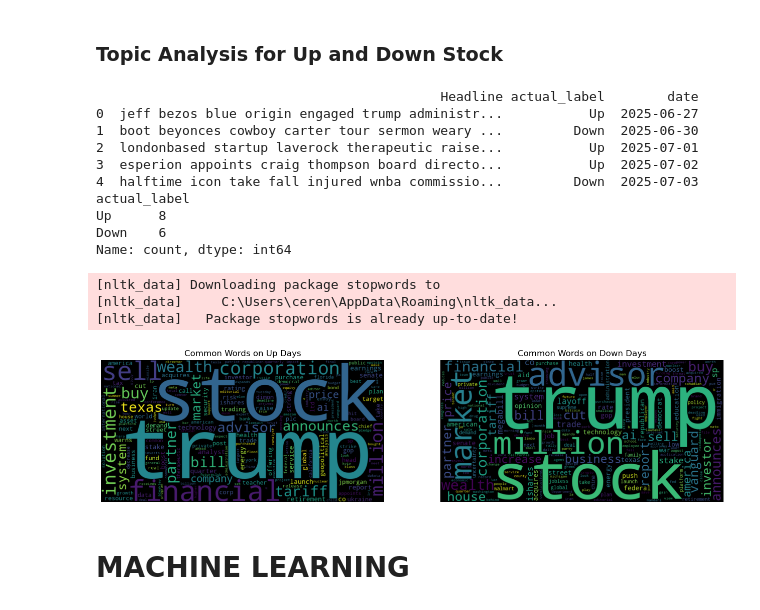
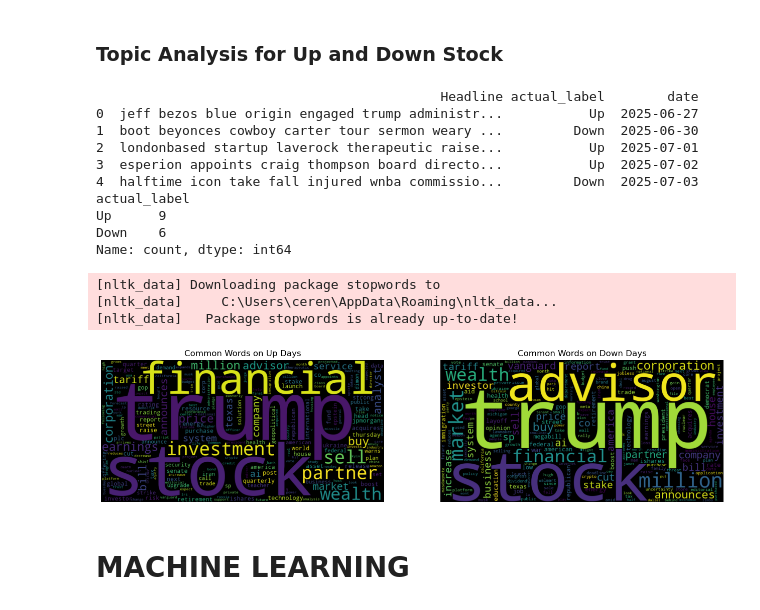
Before and after one commit to crndogan/stock-news-prediction, a Jupyter notebook: notebooks/Master_Data_Modeling.ipynb, the cells around one changed output. Drawn from its saved outputs; the diff is of its cells as text; code cells hidden in the pictures.

```diff
--- a/notebooks/Master_Data_Modeling.ipynb
+++ b/notebooks/Master_Data_Modeling.ipynb
@@ -530,8 +530,8 @@ import nltk
 from nltk.corpus import stopwords
 
 # 1) Load
-topic_df      = pd.read_csv("topic_modeling_BI.csv")
-prediction_df = pd.read_csv("BI_prediction_results.csv")
+topic_df      = pd.read_csv("topic_modeling.csv")
+prediction_df = pd.read_csv("prediction_results.csv")
 
 # 2) Merge on date
 merged_df = pd.merge(topic_df, prediction_df, how="inner", on="date")
@@ -570,34 +570,34 @@ plt.subplot(1,2,1)
 plt.imshow(up_wc,   interpolation='bilinear'); plt.axis('off')
 plt.title("Common Words on Up Days")
 
 plt.subplot(1,2,2)
 plt.imshow(down_wc, interpolation='bilinear'); plt.axis('off')
 plt.title("Common Words on Down Days")
 
 plt.show()
 
 # 10) Export frequencies for Tableau
 up_df          = pd.DataFrame(filtered_up.items(),   columns=['word','count'])
 up_df['label'] = 'Up'
 down_df        = pd.DataFrame(filtered_down.items(), columns=['word','count'])
 down_df['label'] = 'Down'
 
 word_freq_df = pd.concat([up_df, down_df], ignore_index=True)
 word_freq_df.to_csv("topic_up_down.csv", index=False)
 # %% [output]
                                             Headline actual_label        date
 0  jeff bezos blue origin engaged trump administr...           Up  2025-06-27
 1  boot beyonces cowboy carter tour sermon weary ...         Down  2025-06-30
 2  londonbased startup laverock therapeutic raise...           Up  2025-07-01
 3  esperion appoints craig thompson board directo...           Up  2025-07-02
 4  halftime icon take fall injured wnba commissio...         Down  2025-07-03
 actual_label
-Up      8
+Up      9
 Down    6
 Name: count, dtype: int64
 [nltk_data] Downloading package stopwords to
 [nltk_data]     C:\Users\ceren\AppData\Roaming\nltk_data...
 [nltk_data]   Package stopwords is already up-to-date!
-[figure, old version]
+[figure, new version]
 # %% [markdown]
 # MACHINE LEARNING
```
Also changed, not shown: parts of 6 cells of this notebook, 2 other files.
